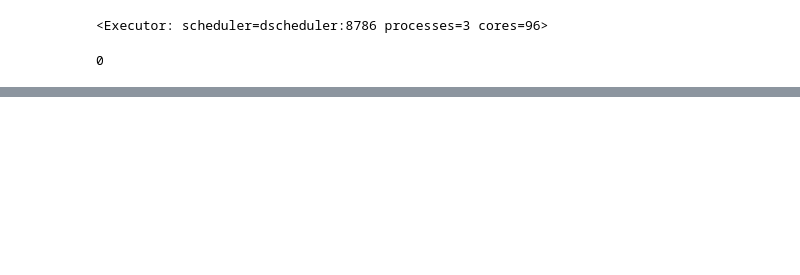
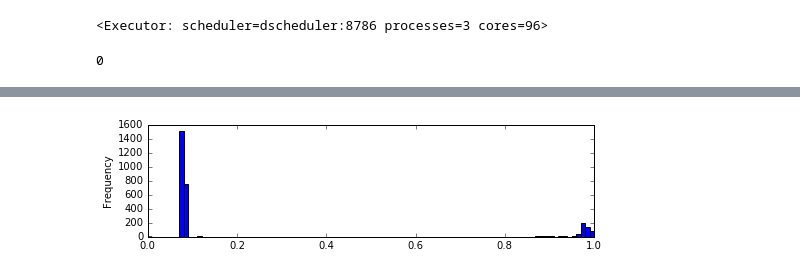
Before and after one commit to ogrisel/docker-distributed, a Jupyter notebook: examples/sklearn_parameter_search.ipynb, the cells around one changed output, grey strips where cells are left out. Drawn from its saved outputs; the diff is of its cells as text; code cells hidden in the pictures; blank space fills up the shorter version.

Commit message:
Use the dask API

```diff
--- a/examples/sklearn_parameter_search.ipynb
+++ b/examples/sklearn_parameter_search.ipynb
@@ -91,14 +23,0 @@ def launch_search(executor, model_class, param_space,
-# %%
-from sklearn.grid_search import ParameterGrid
-from sklearn.svm import SVC
-import numpy as np
-import pandas as pd
-
-
-param_space = ParameterGrid({
-    'C': np.logspace(-10, 10, 101),
-    'gamma': np.logspace(-10, 10, 101),
-    'tol': np.logspace(-4, -1, 4),
-})
-
-results = launch_search(e, SVC, param_space, n_combinations=n_cores * 10)
@@ -188,0 +95,18 @@ plt.scatter(np.log10(top10['C']), np.log10(top10['gamma']),
+# %%
+from dask import delayed
+from sklearn.svm import SVC
+from sklearn.grid_search import ParameterSampler
+import numpy as np
+
+param_grid = {
+    'C': np.logspace(-10, 10, 1001),
+    'gamma': np.logspace(-10, 10, 1001),
+    'tol': np.logspace(-4, -1, 4),
+}
+param_space = ParameterSampler(param_grid, n_cores * 10)
+
+cv_splits = [delayed(load_cv_split)(i) for i in range(3)]
+
+delayed_evaluations = [delayed(evaluate_one)(SVC, params, split)
+                       for split in cv_splits
+                       for params in param_space]
@@ -188,0 +155,6 @@ plt.scatter(np.log10(top10['C']), np.log10(top10['gamma']),
+# %%
+plt.figure(figsize=(8, 2))
+bins = np.linspace(0, 1, 100)
+results['val_score'].plot(kind='hist', bins=bins);
+# %% [output]
+[figure, added]
```
Also changed, not shown: parts of 50 cells of this notebook.
